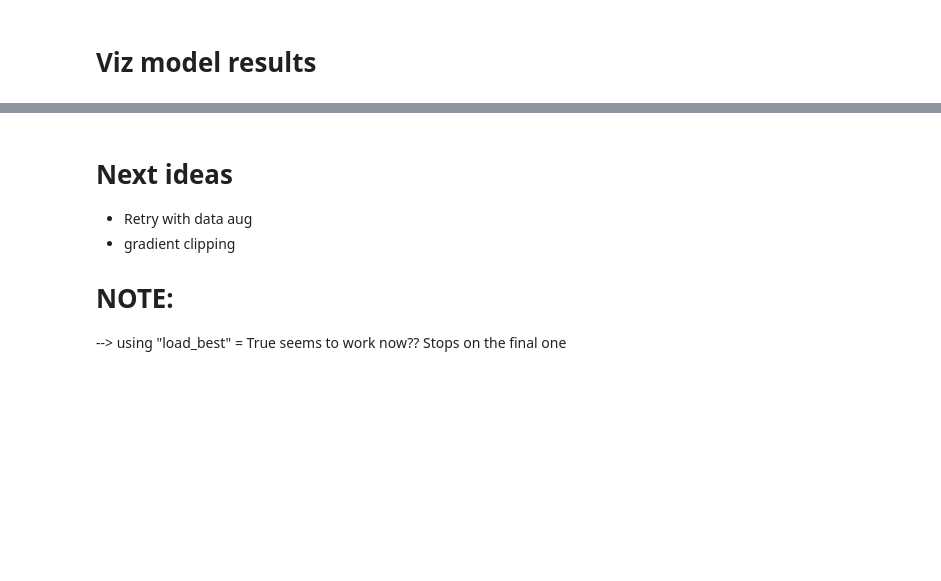
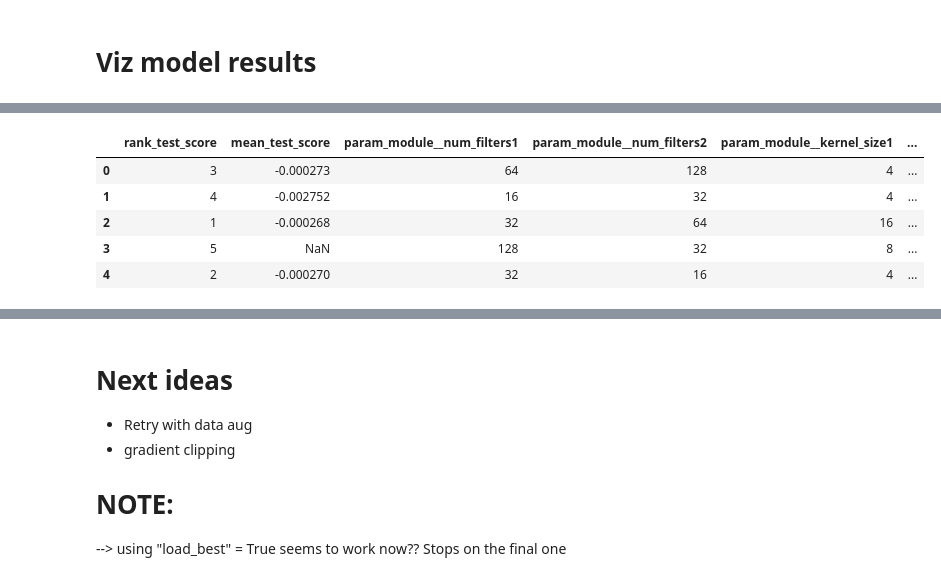
Before and after one commit to erinhwilson/deep-5g-sandbox, a Jupyter notebook: ecoli_iMod_prediction.ipynb, the cells around one changed output, grey strips where cells are left out. Saved outputs shown, nothing was run; the diff lists cells and outputs as text; code cells hidden in the pictures; blank space fills up the shorter version.

```diff
--- a/ecoli_iMod_prediction.ipynb
+++ b/ecoli_iMod_prediction.ipynb
@@ -375,0 +595,21 @@ For all tasks, overfitting to "not in iModulon"
+# %%
+sm_res_df = res_df[[
+    "rank_test_score",
+    "mean_test_score",
+    "param_module__num_filters1",
+    "param_module__num_filters2",
+    "param_module__kernel_size1",
+    "param_module__kernel_size2",
+    "param_lr",
+    "param_module__fc_node_num1",
+    "param_module__fc_node_num2",
+    "opt_name"]]
+# %%
+sm_res_df
+# %% [output]
+|  | rank_test_score | mean_test_score | param_module__num_filters1 | param_module__num_filters2 | param_module__kernel_size1 | ... |
+| 0 | 3 | -0.000273 | 64 | 128 | 4 | ... |
+| 1 | 4 | -0.002752 | 16 | 32 | 4 | ... |
+| 2 | 1 | -0.000268 | 32 | 64 | 16 | ... |
+| 3 | 5 | NaN | 128 | 32 | 8 | ... |
+| 4 | 2 | -0.000270 | 32 | 16 | 4 | ... |
```
Also changed, not shown: parts of 27 cells of this notebook.
